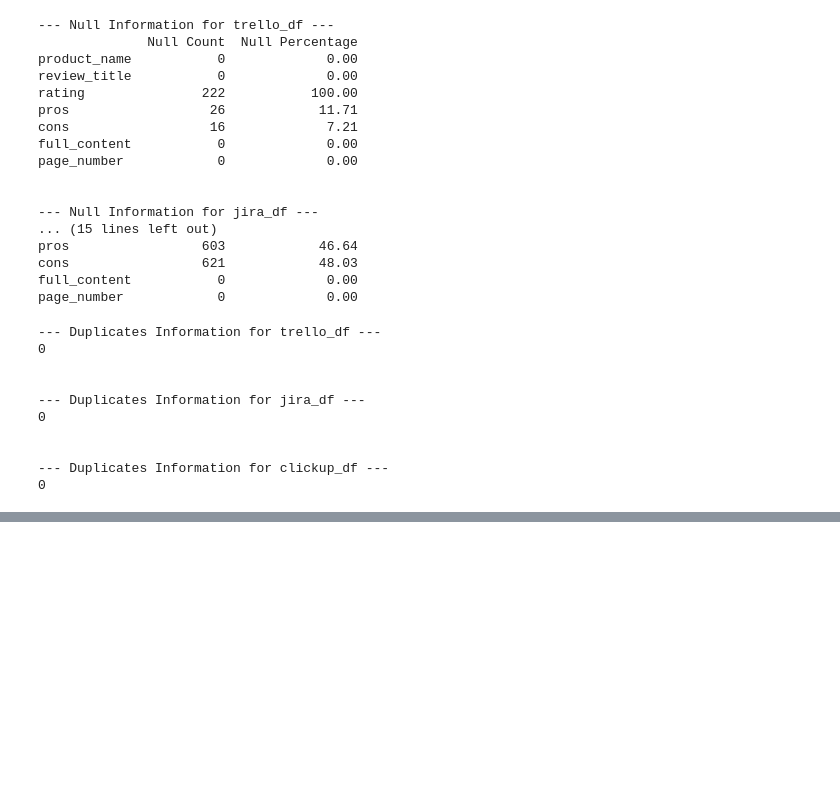
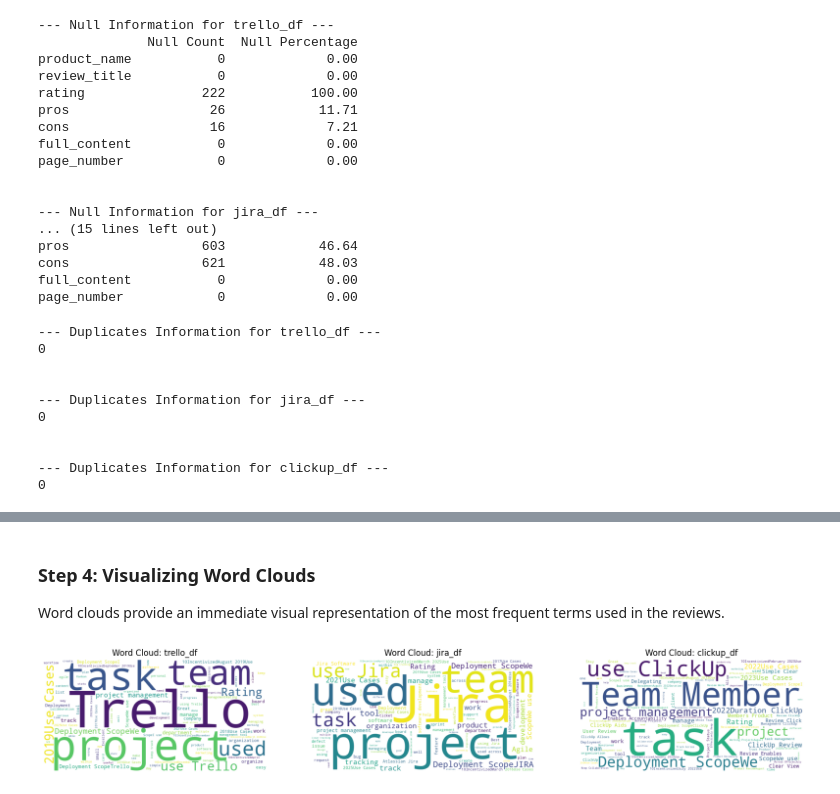
Before and after one commit to LatiefDataVisionary/pm-tools-absa-analysis, a Jupyter notebook: notebook/EDA_Clean_TrustRadius.ipynb, the cells around one changed output, grey strips where cells are left out. Saved outputs shown, nothing was run; the diff lists cells and outputs as text; code cells hidden in the pictures; blank space fills up the shorter version.

```diff
--- a/notebook/EDA_Clean_TrustRadius.ipynb
+++ b/notebook/EDA_Clean_TrustRadius.ipynb
@@ -206,0 +267,21 @@ for df_name, df in dataframes.items():
+# %%
+from sklearn.feature_extraction.text import CountVectorizer
+
+def get_top_ngram(corpus, n=None):
+    vec = CountVectorizer(ngram_range=(n, n), stop_words='english').fit(corpus)
+    bag_of_words = vec.transform(corpus)
+    sum_words = bag_of_words.sum(axis=0)
+    words_freq = [(word, sum_words[0, idx]) for word, idx in vec.vocabulary_.items()]
+    words_freq = sorted(words_freq, key=lambda x: x[1], reverse=True)
+    return words_freq[:10]
+
+for name, df in dataframes.items():
+    print(f"\nTop Bigrams for {name} (Pros):")
+    pros_list = df['pros'].dropna()
+    if not pros_list.empty:
+        print(get_top_ngram(pros_list, 2))
+
+    print(f"Top Bigrams for {name} (Cons):")
+    cons_list = df['cons'].dropna()
+    if not cons_list.empty:
+        print(get_top_ngram(cons_list, 2))
@@ -206,0 +303,15 @@ for df_name, df in dataframes.items():
+# %% [markdown]
+### Step 4: Visualizing Word Clouds
+Word clouds provide an immediate visual representation of the most frequent terms used in the reviews.
+# %%
+plt.figure(figsize=(20, 10))
+for i, (name, df) in enumerate(dataframes.items()):
+    text = " ".join(review for review in df['full_content'].astype(str))
+    wordcloud = WordCloud(background_color='white', max_words=100, width=800, height=400).generate(text)
+    plt.subplot(1, 3, i+1)
+    plt.imshow(wordcloud, interpolation='bilinear')
+    plt.title(f'Word Cloud: {name}')
+    plt.axis('off')
+plt.show()
+# %% [output]
+[figure, added]
```
Also changed, not shown: parts of 18 cells of this notebook.
